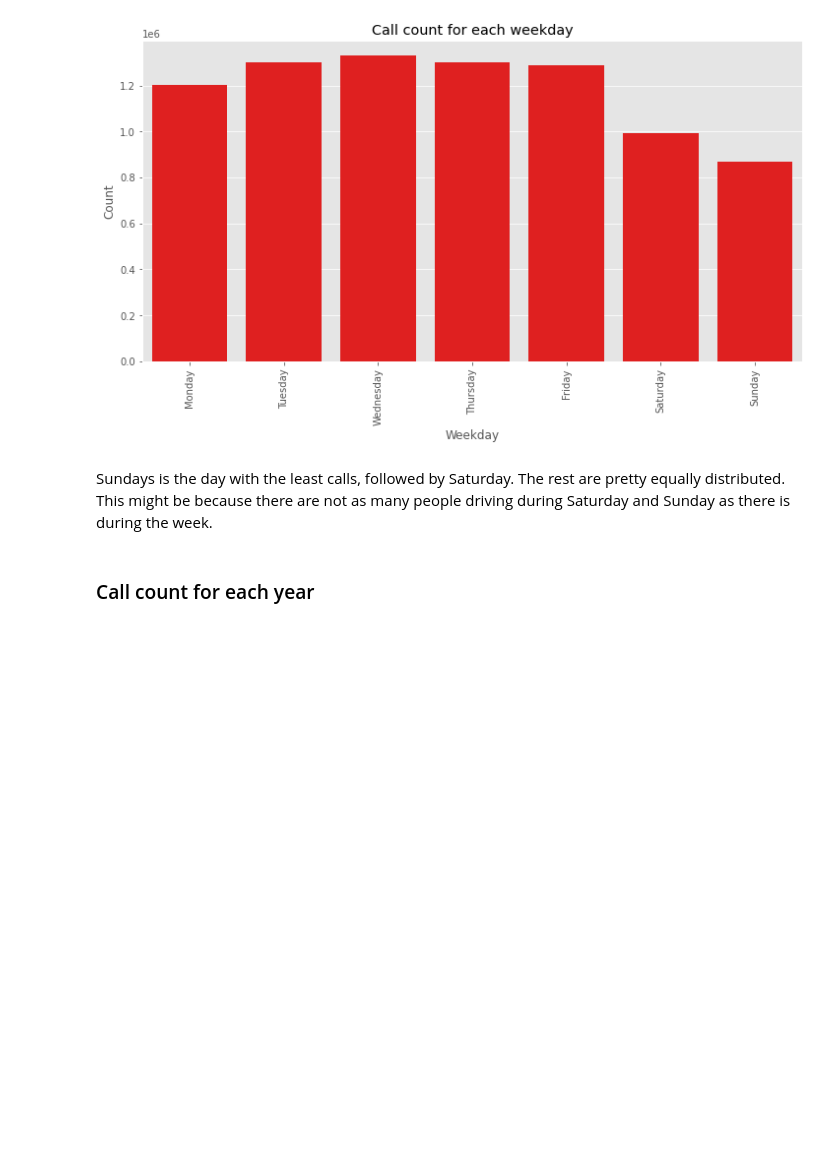
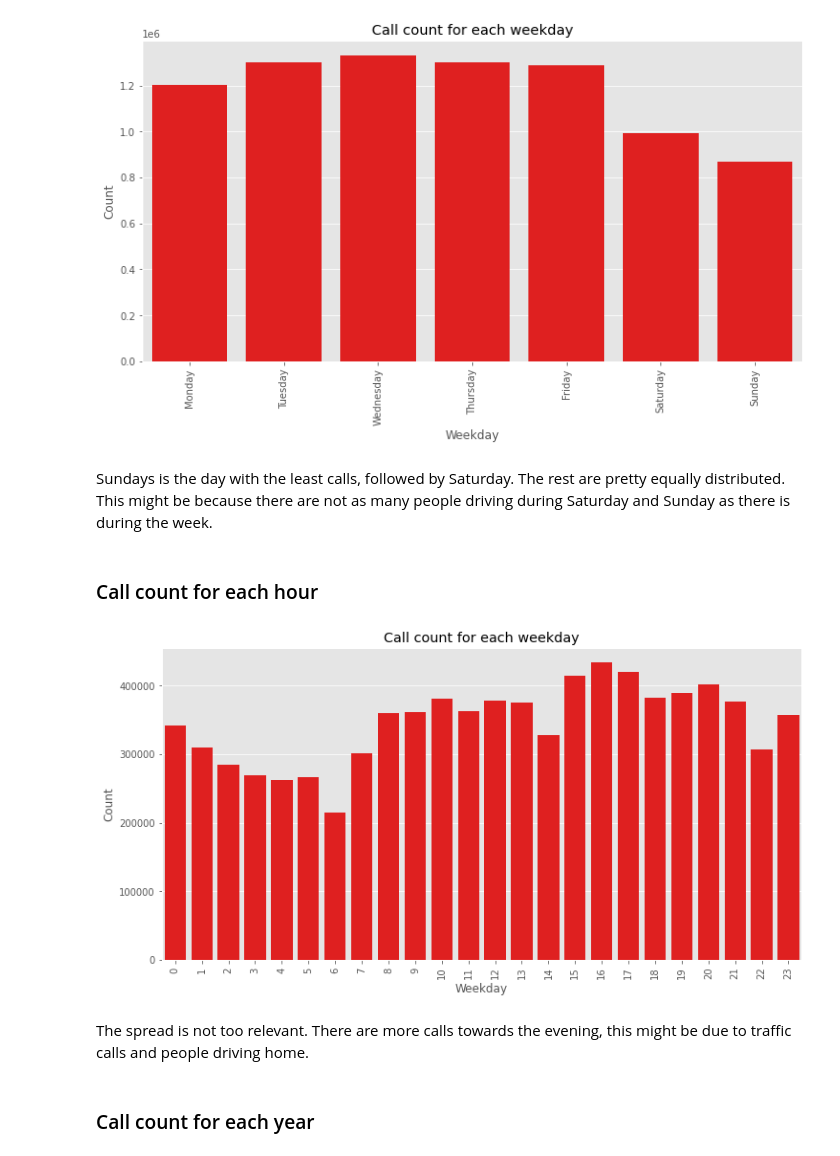
Before and after one commit to ronaldpacheco/Nashville_Police_Calls, a Jupyter notebook: Police_calls_analysis.ipynb, the cells around one changed output. Saved outputs shown, nothing was run; the diff lists cells and outputs as text; code cells hidden in the pictures; blank space fills up the shorter version.

```diff
--- a/Police_calls_analysis.ipynb
+++ b/Police_calls_analysis.ipynb
@@ -164,6 +164,20 @@ plt.show()
 [figure]
 # %% [markdown]
 Sundays is the day with the least calls, followed by Saturday. The rest are pretty equally distributed. This might be because there are not as many people driving during Saturday and Sunday as there is during the week.
+# %% [markdown]
+### Call count for each hour
+# %%
+plt.figure(figsize=(12,6))
+sns.barplot(data=pd.DataFrame(data.groupby(data.index.hour)['Event Number'].count()).reset_index(), x='Call Received', y='Event Number', color='r')
+plt.xticks(rotation = 90)
+plt.title('Call count for each weekday')
+plt.ylabel('Count')
+plt.xlabel('Weekday')
+plt.show()
+# %% [output]
+[figure, added]
+# %% [markdown]
+The spread is not too relevant. There are more calls towards the evening, this might be due to traffic calls and people driving home.
 # %% [markdown]
 ### Call count for each year
 # %%
```
Also changed, not shown: parts of 7 cells of this notebook, 4 other files.
